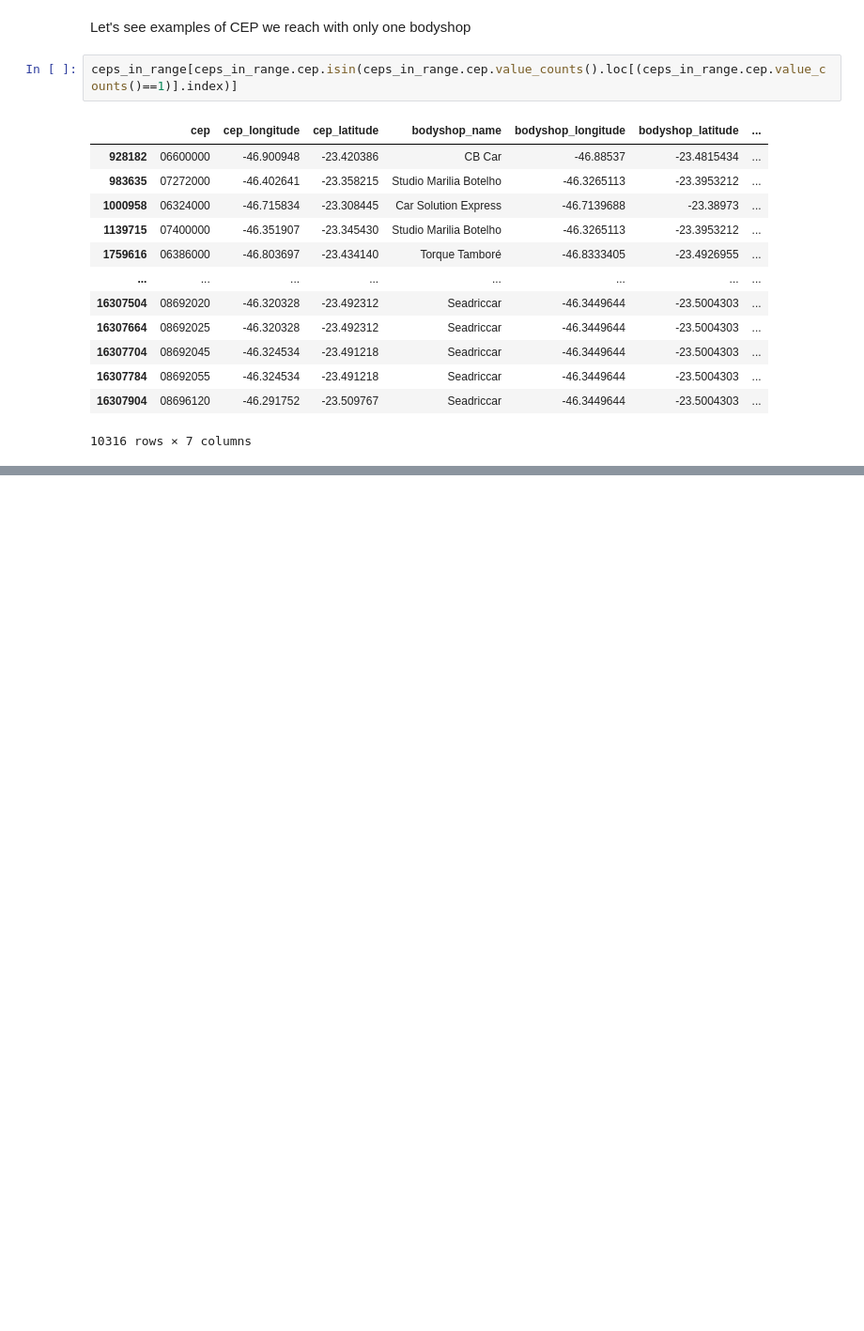
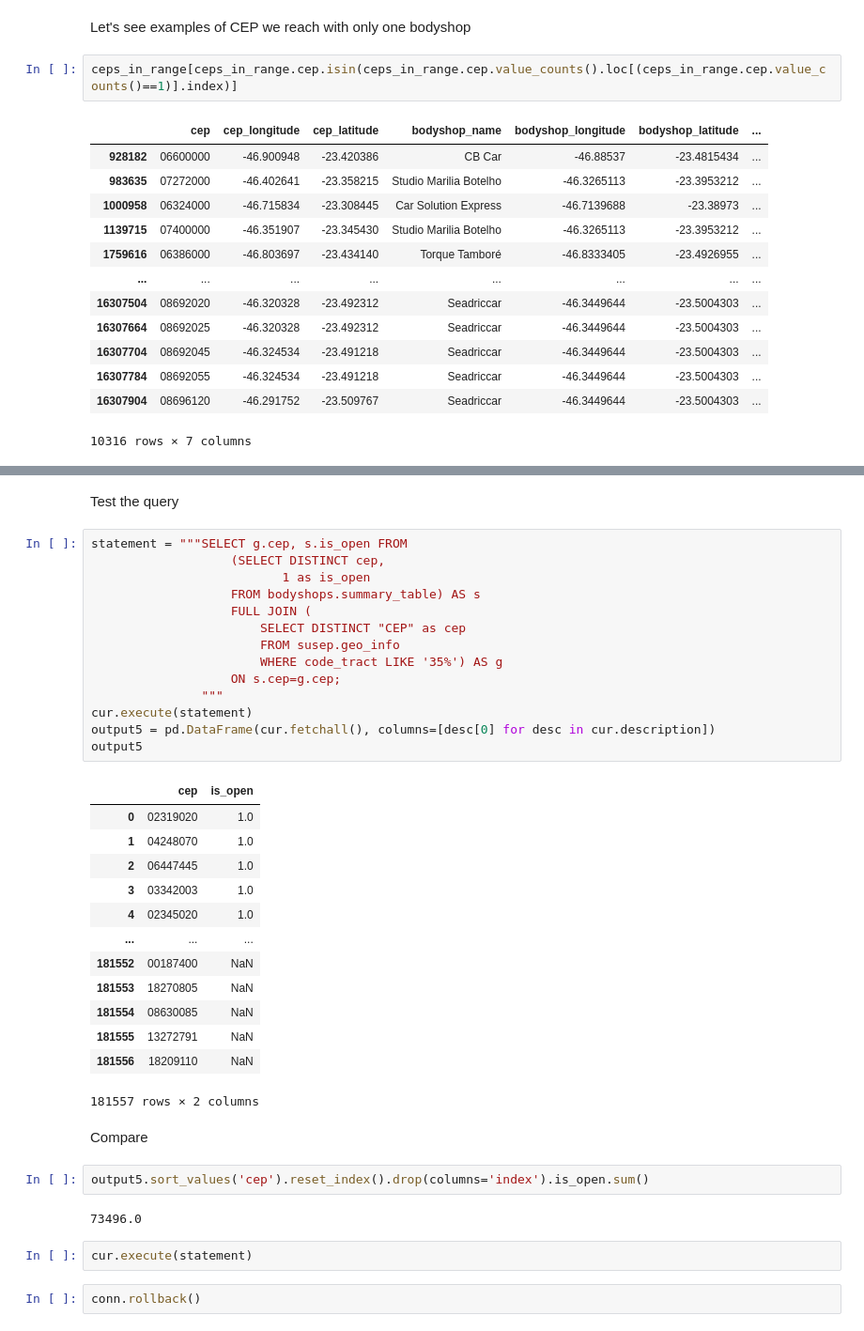
Before and after one commit to AlbertoSCF/location_data_analysis, a Jupyter notebook: 1-cep_codes_table_ETL.ipynb, the cells around one changed output, grey strips where cells are left out. Shown: that part at 94% size. Saved outputs shown, nothing was run; the diff lists cells and outputs as text; blank space fills up the shorter version.

```diff
--- a/1-cep_codes_table.ipynb
+++ b/1-cep_codes_table_ETL.ipynb
@@ -181,0 +268,40 @@ ceps_in_range.head(10)
+# %% [markdown]
+Test the query
+# %%
+statement = """SELECT g.cep, s.is_open FROM
+                   (SELECT DISTINCT cep,
+                          1 as is_open
+                   FROM bodyshops.summary_table) AS s
+                   FULL JOIN (
+                       SELECT DISTINCT "CEP" as cep
+                       FROM susep.geo_info
+                       WHERE code_tract LIKE '35%') AS g
+                   ON s.cep=g.cep;
+               """
+cur.execute(statement)
+output5 = pd.DataFrame(cur.fetchall(), columns=[desc[0] for desc in cur.description])
+output5
+# %% [output]
+|  | cep | is_open |
+| 0 | 02319020 | 1.0 |
+| 1 | 04248070 | 1.0 |
+| 2 | 06447445 | 1.0 |
+| 3 | 03342003 | 1.0 |
+| 4 | 02345020 | 1.0 |
+| ... | ... | ... |
+| 181552 | 00187400 | NaN |
+| 181553 | 18270805 | NaN |
+| 181554 | 08630085 | NaN |
+| 181555 | 13272791 | NaN |
+| 181556 | 18209110 | NaN |
+181557 rows × 2 columns
+# %% [markdown]
+Compare
+# %%
+output5.sort_values('cep').reset_index().drop(columns='index').is_open.sum()
+# %% [output]
+73496.0
+# %%
+cur.execute(statement)
+# %%
+conn.rollback()
```
Also changed, not shown: parts of 22 cells of this notebook, 2 other files.
